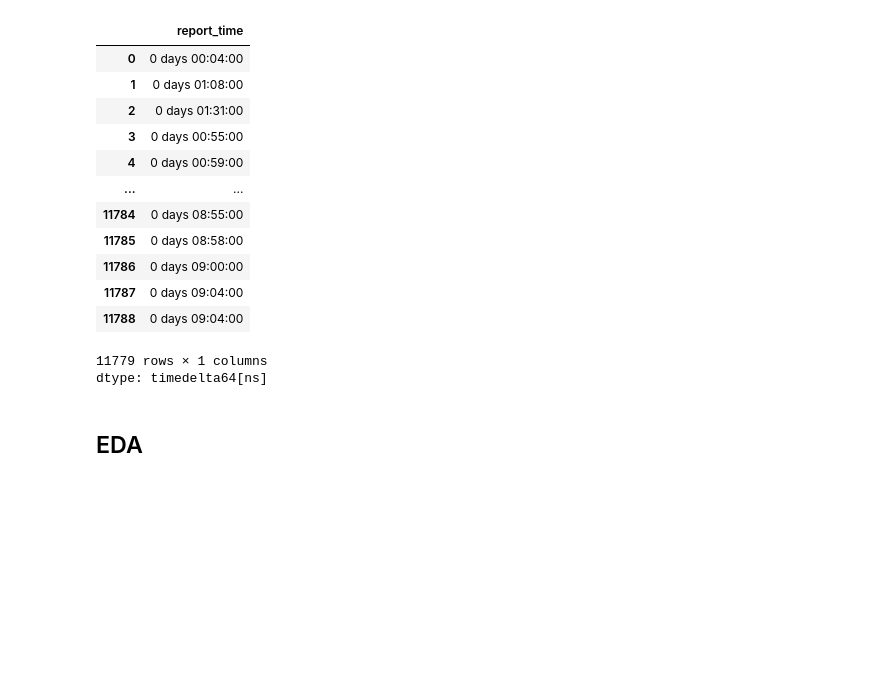
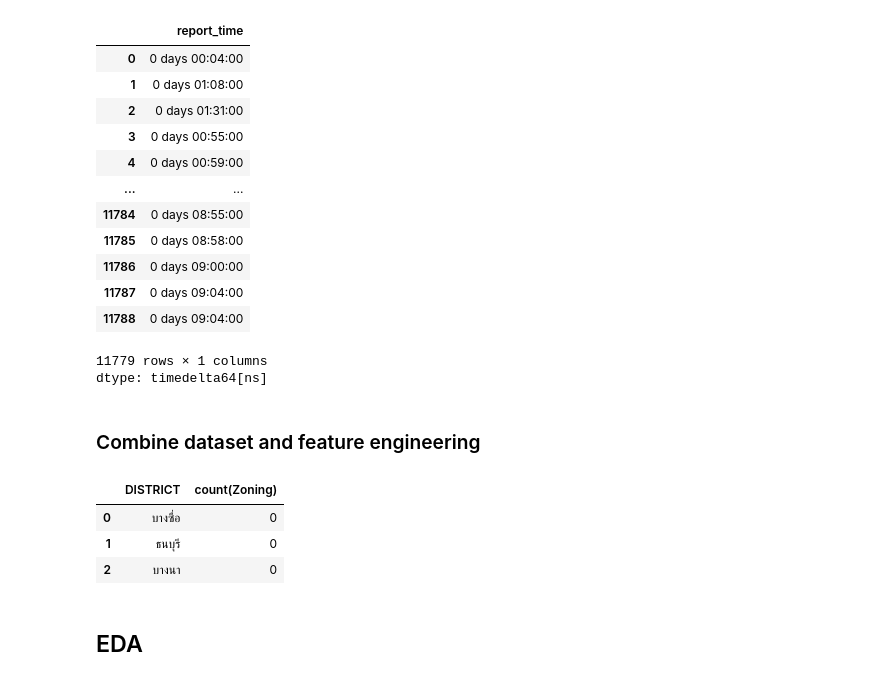
Before and after one commit to tontantip/Archive, a Jupyter notebook: portfolio/portfolio_pro1.ipynb, the cells around one changed output. Cells and saved outputs as stored; diff of their text form; code cells hidden in the pictures; blank space fills up the shorter version.

```diff
--- a/portfolio/portfolio_pro1.ipynb
+++ b/portfolio/portfolio_pro1.ipynb
@@ -204,3 +205,5 @@ df['report_time']
 | 11788 | 0 days 09:04:00 |
 11779 rows × 1 columns
 dtype: timedelta64[ns]
+# %% [markdown]
+### Combine dataset and feature engineering
@@ -207,3 +213,10 @@ dtype: timedelta64[ns]
+# %%
+db.query("SELECT DISTRICT, count(Zoning) FROM feature WHERE Zoning IS NULL GROUP BY DISTRICT").df()
+# %% [output]
+|  | DISTRICT | count(Zoning) |
+| 0 | บางซื่อ | 0 |
+| 1 | ธนบุรี | 0 |
+| 2 | บางนา | 0 |
 # %% [markdown]
 ## EDA
 # %% [markdown]
```
Also changed, not shown: parts of 2 cells of this notebook.
